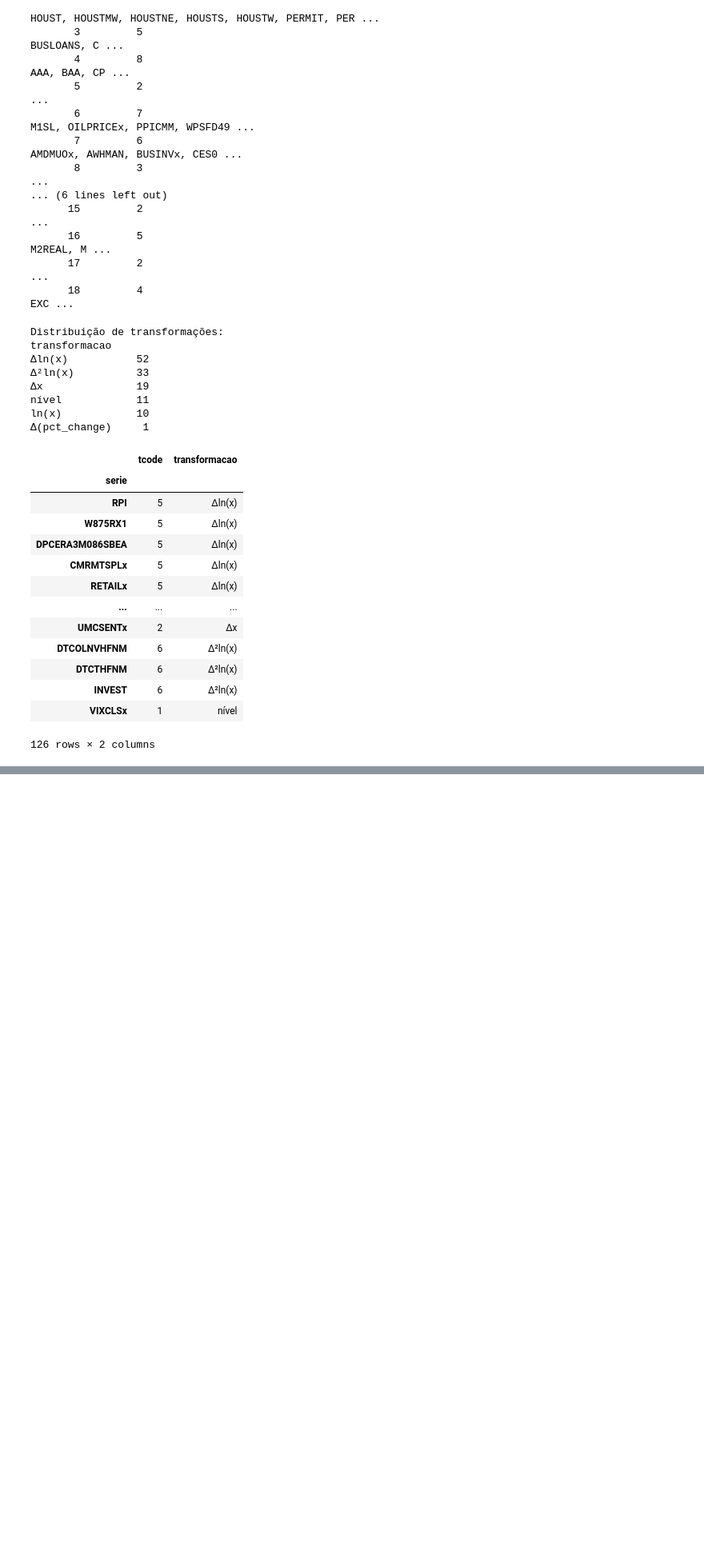
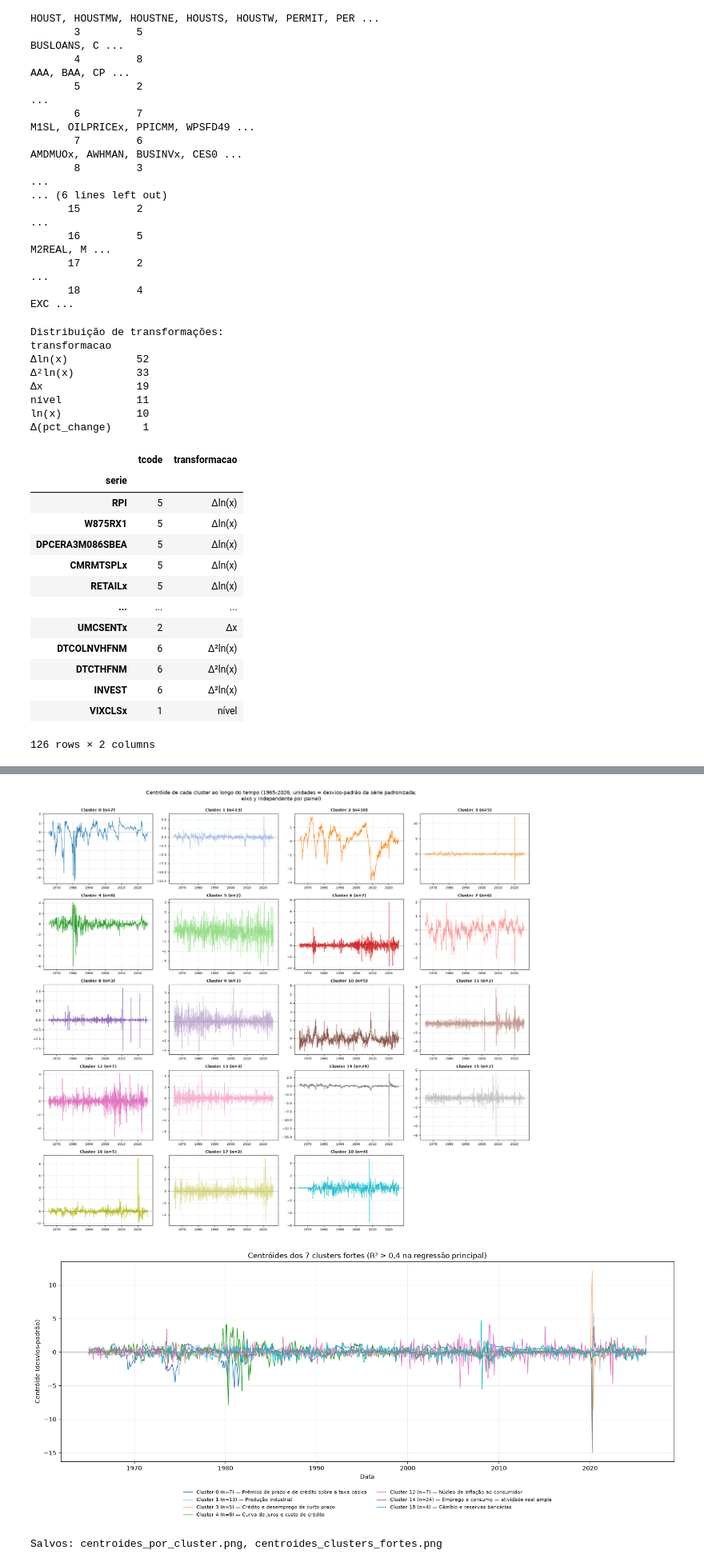
Before and after one commit to CompSci-Squad/tcc2, a Jupyter notebook: fred_md_data_preparation.ipynb, the cells around one changed output, grey strips where cells are left out. Shown at 80% size. Drawn from its saved outputs; the diff is of its cells as text; code cells hidden in the pictures; blank space fills up the shorter version.

```diff
--- a/fred_md_data_preparation.ipynb
+++ b/fred_md_data_preparation.ipynb
@@ -2,7 +2,15 @@
 import pandas as pd
 import numpy as np
 # %%
-file_path = "2026-04-MD.csv"  # coloque 2026-04-MD.csv na mesma pasta deste notebook
+from pathlib import Path
+
+DADOS = Path("dados")
+TABELAS = Path("resultados/tabelas")
+FIGURAS = Path("resultados/figuras")
+TABELAS.mkdir(parents=True, exist_ok=True)
+FIGURAS.mkdir(parents=True, exist_ok=True)
+
+file_path = DADOS / "2026-04-MD.csv"
 raw = pd.read_csv(file_path, header=None, low_memory=False)
 print(f"Linhas brutas: {len(raw)}  |  Colunas: {raw.shape[1]}")
 raw.iloc[:3, :5]
@@ -1025,0 +1178,52 @@ ln(x)            10
+# %%
+# Figuras dos centróides. (a) um painel por cluster, com eixo y independente porque as amplitudes
+# são muito diferentes (não dá pra comparar painéis a olho; a comparação numérica está em
+# descritiva_clusters.csv). (b) só os 7 clusters fortes. Mesma cor tab20 da figura de rede.
+import matplotlib.pyplot as plt
+import matplotlib.dates as mdates
+
+cmap_tab20 = plt.get_cmap("tab20")
+cor_cluster = {cid: cmap_tab20(cid % 20) for cid in range(K)}
+
+# grade 5 x 4: 19 painéis e 1 vazio
+fig, axes = plt.subplots(5, 4, figsize=(18, 16), sharex=True, sharey=False)
+axes = axes.ravel()
+for cid in range(K):
+    ax = axes[cid]
+    ax.plot(centroides.index, centroides[cid], color=cor_cluster[cid], lw=0.9)
+    ax.axhline(0, color="gray", lw=0.4)
+    ax.set_title(f"Cluster {cid} (n={int(n_series_por_cluster[cid])})", fontsize=10, fontweight="bold")
+    ax.tick_params(labelsize=8)
+    ax.grid(alpha=0.25)
+for ax in axes[K:]:
+    ax.set_visible(False)
+for ax in axes[:K]:
+    ax.xaxis.set_major_locator(mdates.YearLocator(10))
+    ax.xaxis.set_major_formatter(mdates.DateFormatter("%Y"))
+    ax.tick_params(axis="x", labelbottom=True)
+fig.suptitle(
+    "Centróide de cada cluster ao longo do tempo (1965-2026; unidades = desvios-padrão da série padronizada;\n"
+    "eixo y independente por painel)", fontsize=13, y=0.995
+)
+plt.tight_layout()
+plt.savefig(FIGURAS / "centroides_por_cluster.png", dpi=150, bbox_inches="tight")
+plt.show()
+
+fig, ax = plt.subplots(figsize=(15, 6.5))
+for cid in CLUSTERS_FORTES:
+    ax.plot(centroides.index, centroides[cid], lw=1.0, color=cor_cluster[cid],
+            label=f"Cluster {cid} (n={int(n_series_por_cluster[cid])}) — {ROTULO_CURTO[cid]}")
+ax.axhline(0, color="gray", lw=0.5)
+ax.set_xlabel("Data")
+ax.set_ylabel("Centróide (desvios-padrão)")
+ax.set_title("Centróides dos 7 clusters fortes (R² > 0,4 na regressão principal)")
+ax.grid(alpha=0.25)
+ax.legend(loc="upper center", bbox_to_anchor=(0.5, -0.12), ncol=2, fontsize=8, frameon=False)
+plt.tight_layout()
+plt.savefig(FIGURAS / "centroides_clusters_fortes.png", dpi=150, bbox_inches="tight")
+plt.show()
+print("Salvos: centroides_por_cluster.png, centroides_clusters_fortes.png")
+# %% [output]
+[figure, added]
+[figure, added]
+Salvos: centroides_por_cluster.png, centroides_clusters_fortes.png
```
Also changed, not shown: parts of 29 cells of this notebook, 26 other files.
